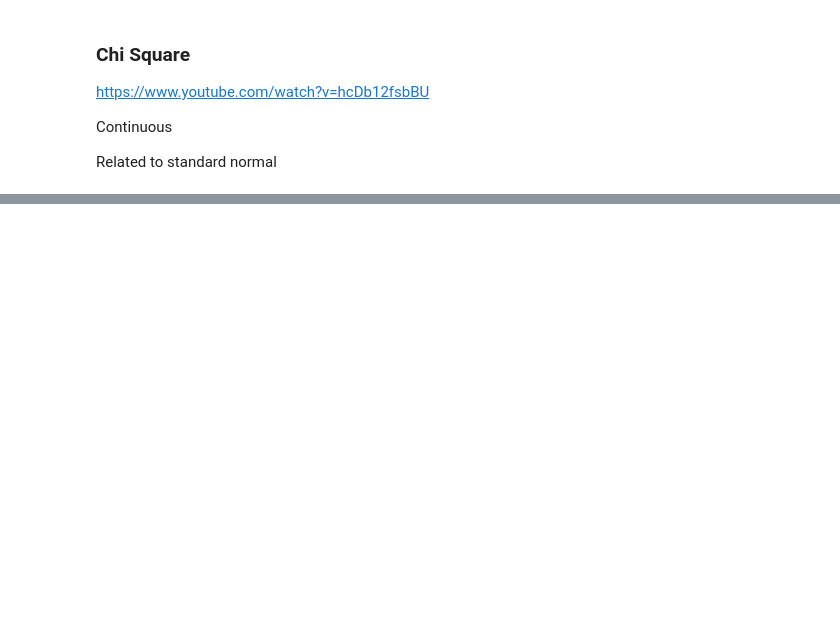
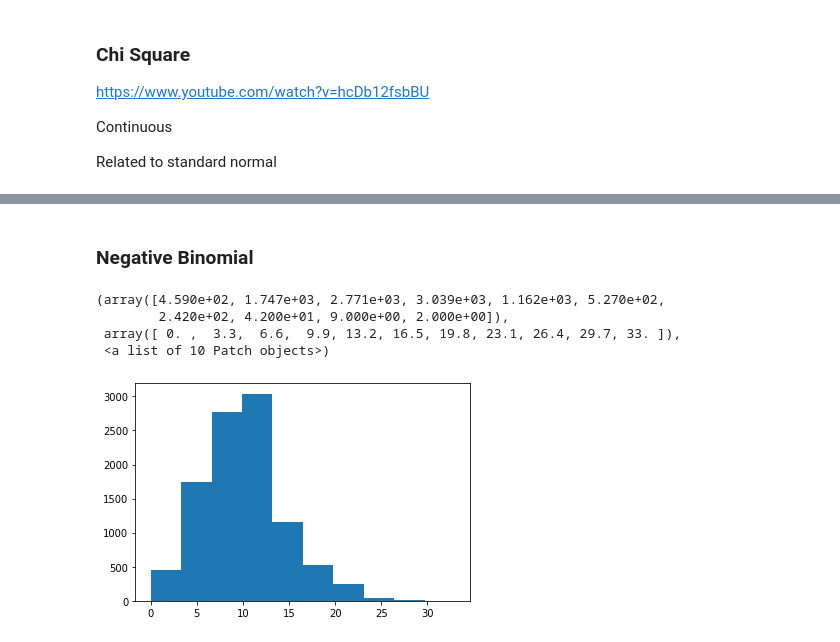
Before and after one commit to jennifer-ryan/numpy.random-project, a Jupyter notebook: numpy.random.ipynb, the cells around one changed output, grey strips where cells are left out. Cells and saved outputs as stored; diff of their text form; code cells hidden in the pictures; blank space fills up the shorter version.

```diff
--- a/numpy.random.ipynb
+++ b/numpy.random.ipynb
@@ -318,0 +343,11 @@ Related to standard normal
+# %% [markdown]
+### Negative Binomial
+# %%
+x = np.random.negative_binomial(10, 0.5, 10000)
+plt.hist(x)
+# %% [output]
+(array([4.590e+02, 1.747e+03, 2.771e+03, 3.039e+03, 1.162e+03, 5.270e+02,
+        2.420e+02, 4.200e+01, 9.000e+00, 2.000e+00]),
+ array([ 0. ,  3.3,  6.6,  9.9, 13.2, 16.5, 19.8, 23.1, 26.4, 29.7, 33. ]),
+ <a list of 10 Patch objects>)
+[figure, added]
```
Also changed, not shown: parts of 25 cells of this notebook.
